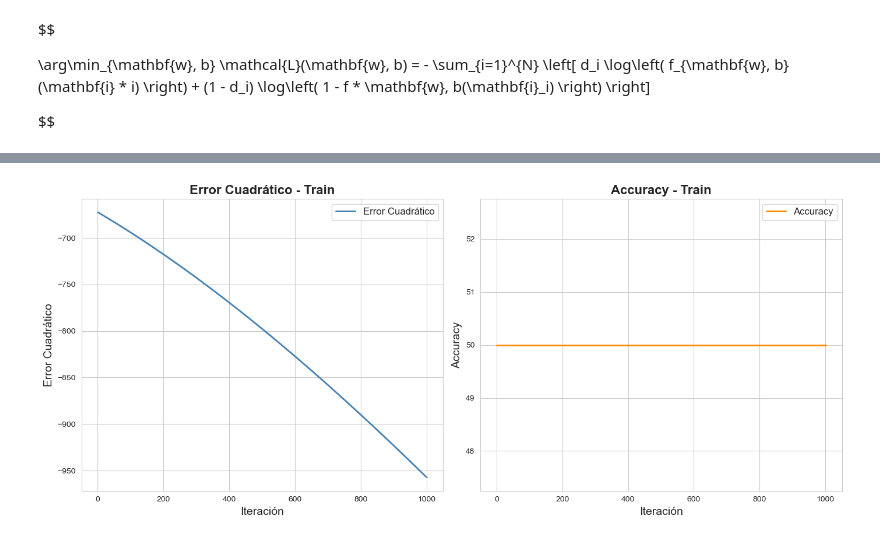
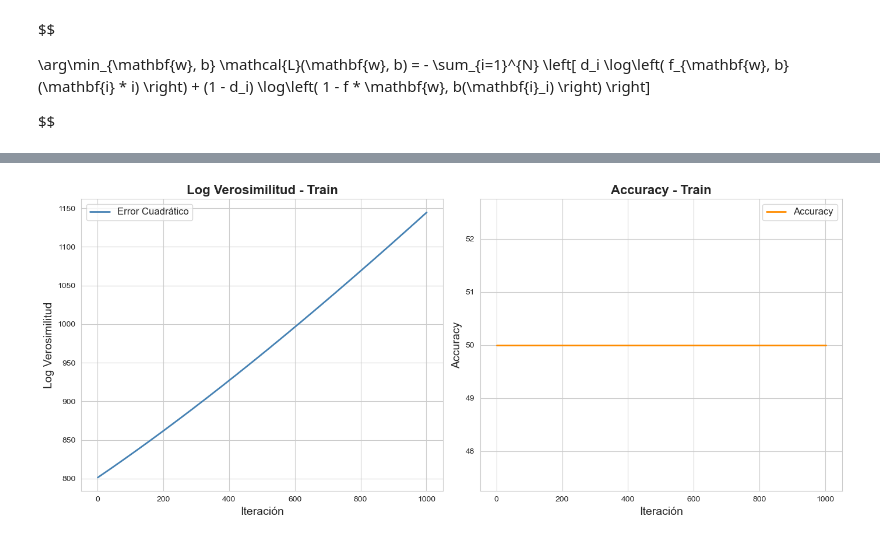
Before and after one commit to seremare9/TP2metodos, a Jupyter notebook: gd.ipynb, the cells around one changed output, grey strips where cells are left out. Cells and saved outputs as stored; diff of their text form; code cells hidden in the pictures.

Commit message:
log verosimilitud

```diff
--- a/gd.ipynb
+++ b/gd.ipynb
@@ -439,14 +439,17 @@ def grad_asc(w, b, imagenes, diagnosticos, alpha):
     imagenes = imagenes / np.max(imagenes)
 
     iter = 0
-    valores_loss = []
+    valores_logv = []
     accuracy = []
 
     while iter <= MAX_ITER:
 
-        loss = funcion_objetivo_asc(w, b, imagenes, diagnosticos)
-        valores_loss.append(-loss)
+        log_v = funcion_objetivo_asc(w, b, imagenes, diagnosticos)
+        valores_logv.append(log_v)
         accuracy.append(accuracy_desc(imagenes, diagnosticos, w, b))
+
+        if iter % 50 == 0:
+            print(f"Iter {iter} - LogVeros: {log_v:.4f} - Accuracy: {accuracy[-1]:.4f}")
 
         gradiente_w = df_w_asc(w, b, imagenes, diagnosticos)
         gradiente_b = df_b_asc(w, b, imagenes, diagnosticos)
@@ -476,13 +479,13 @@ def grad_asc(w, b, imagenes, diagnosticos, alpha):
         b = b_sig
         iter += 1
 
-    return w_sig, b_sig, valores_loss, accuracy
+    return w_sig, b_sig, valores_logv, accuracy
 # %%
 w = np.random.uniform(-1, 1, (i_train.shape[1], 1)) * 0.01
 b = np.random.uniform(-1, 1) * 0.01
 alpha = 1e-7
 
-w_optimo, b_optimo, valores_loss_train_asc, accuracy_train_asc = grad_asc(w, b, i_train, d_train, alpha)
+w_optimo, b_optimo, valores_logv_train, accuracy_train_asc = grad_asc(w, b, i_train, d_train, alpha)
 
 # Cálculo de TP, TN, FP y FN para ENTRENAMIENTO
 
@@ -498,22 +519,22 @@ w_optimo, b_optimo, valores_loss_train_asc, accuracy_train_asc = grad_asc(w, b,
 # %%
 sns.set_style("whitegrid")
 fig, axes = plt.subplots(1, 2, figsize=(14, 6))
 
 # Error cuadrático
-sns.lineplot(x=np.arange(1, len(valores_loss_train_asc)+1), y=valores_loss_train_asc, ax=axes[0], color='steelblue', linewidth=2, label='Error Cuadrático')
-axes[0].set_title('Error Cuadrático - Train', fontsize=16, weight='bold')
+sns.lineplot(x=np.arange(1, len(valores_logv_train)+1), y=valores_logv_train, ax=axes[0], color='steelblue', linewidth=2, label='Error Cuadrático')
+axes[0].set_title('Log Verosimilitud - Train', fontsize=16, weight='bold')
 axes[0].set_xlabel('Iteración', fontsize=14)
-axes[0].set_ylabel('Error Cuadrático', fontsize=14)
+axes[0].set_ylabel('Log Verosimilitud', fontsize=14)
 axes[0].legend(fontsize=12)
 
 # Accuracy
 sns.lineplot(x=np.arange(1, len(accuracy_train_asc)+1), y=accuracy_train_asc, ax=axes[1], color='darkorange', linewidth=2, label='Accuracy')
 axes[1].set_title('Accuracy - Train', fontsize=16, weight='bold')
 axes[1].set_xlabel('Iteración', fontsize=14)
 axes[1].set_ylabel('Accuracy', fontsize=14)
 axes[1].legend(fontsize=12)
 
 plt.tight_layout()
 plt.show()
 # %% [output]
-[figure, old version]
+[figure, new version]
```
Also changed, not shown: parts of 1 cell of this notebook.
